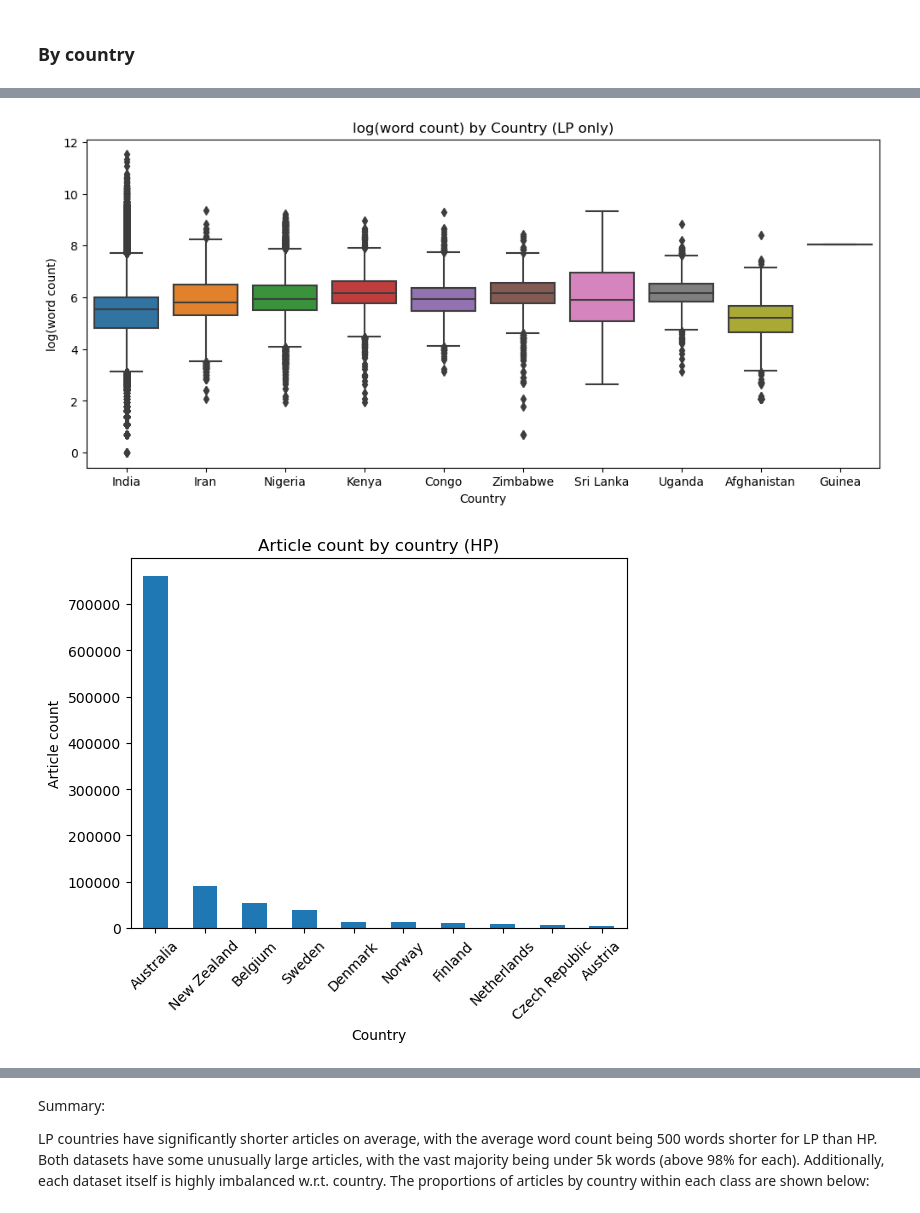
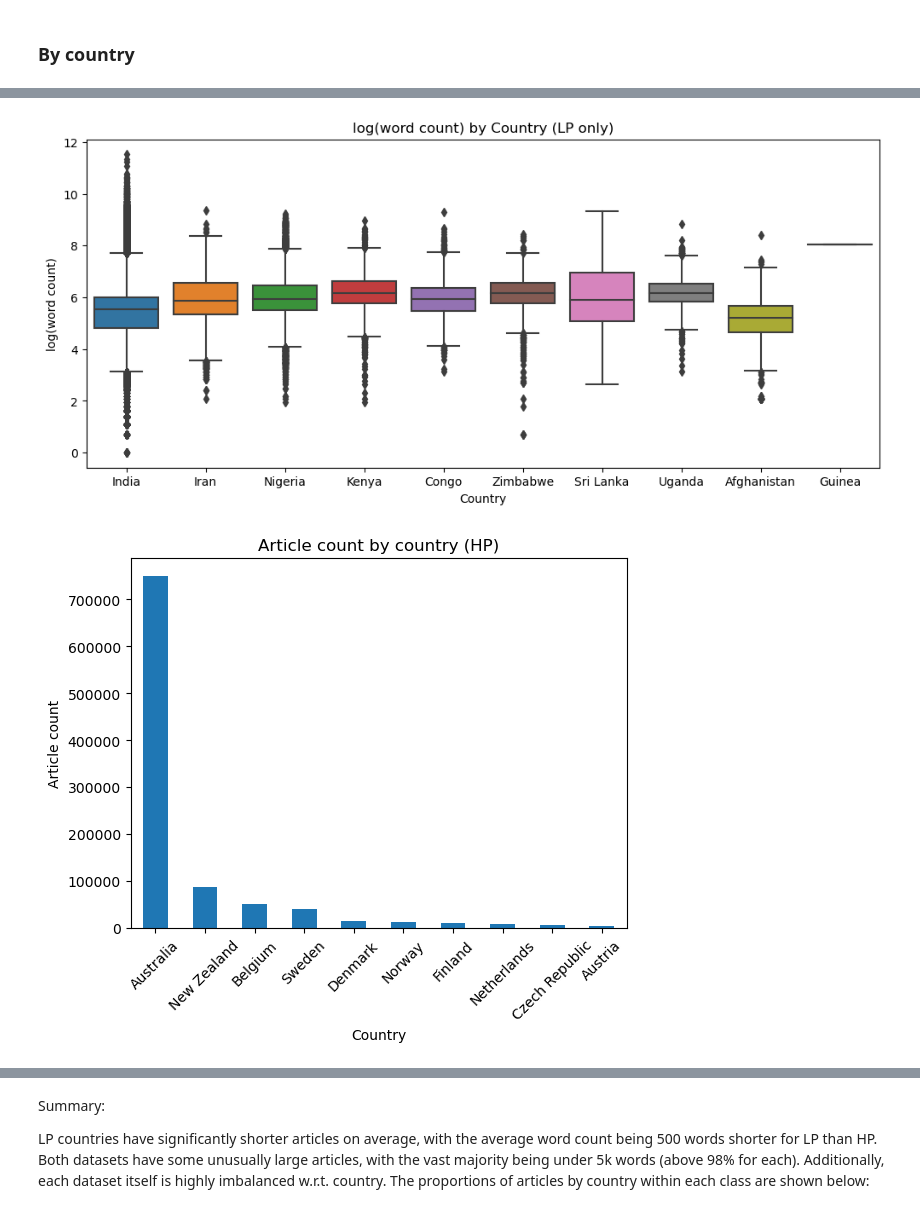
Before and after one commit to LarryLiebovitch/NatZach, a Jupyter notebook: 1m_EDA.ipynb, the cells around one changed output, grey strips where cells are left out. Saved outputs shown, nothing was run; the diff lists cells and outputs as text; code cells hidden in the pictures.

```diff
--- a/1m_EDA.ipynb
+++ b/1m_EDA.ipynb
@@ -66,35 +196,35 @@ plt.show()
 # %%
 #Distribution of word counts by country in HP
 fig, ax = plt.subplots(figsize = (12,5))
-sns.boxplot(x = hp_csv['country'], y = np.log(hp_csv['wordCount']), ax = ax)
+sns.boxplot(x = hp_clean['country'], y = np.log(hp_clean['wordCount']), ax = ax)
 ax.set(title = 'log(word count) by Country (HP only)', xlabel = 'Country', ylabel = 'log(word count)')
 plt.show()
 
 #Distribution of word counts by country in LP
 fig, ax = plt.subplots(figsize = (12,5))
-sns.boxplot(x = lp_csv['country'], y = np.log(lp_csv['wordCount']), ax = ax)
+sns.boxplot(x = lp_clean['country'], y = np.log(lp_clean['wordCount']), ax = ax)
 ax.set(title = 'log(word count) by Country (LP only)', xlabel = 'Country', ylabel = 'log(word count)')
 plt.show()
 
 #HP article count by country
-hp_csv.country.value_counts().plot(kind = 'bar')
+hp_clean.country.value_counts().plot(kind = 'bar')
 plt.title('Article count by country (HP)')
 plt.xlabel('Country')
 plt.xticks(rotation = 45)
 plt.ylabel('Article count')
 plt.show()
 
 #LP article count by country
-lp_csv.country.value_counts().plot(kind = 'bar')
+lp_clean.country.value_counts().plot(kind = 'bar')
 plt.title('Article count by country (LP)')
 plt.xlabel('Country')
 plt.xticks(rotation = 45)
 plt.ylabel('Article count')
 plt.show()
 # %% [output]
 [figure]
 [figure]
-[figure, old version]
+[figure, new version]
 [figure]
 # %% [markdown]
 Summary:
```
Also changed, not shown: parts of 30 cells of this notebook.
